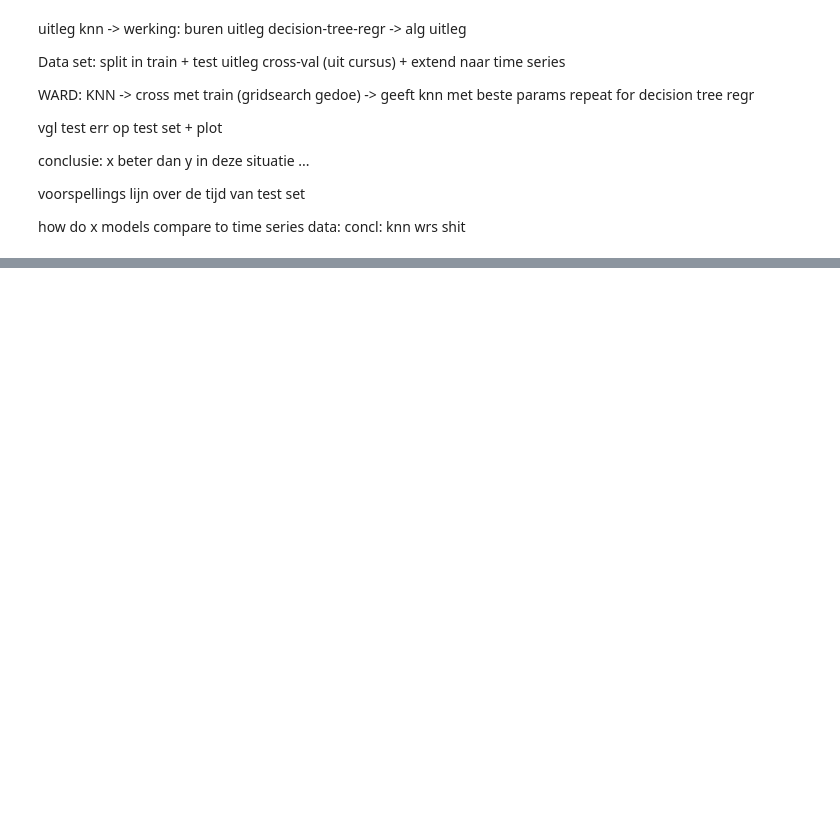
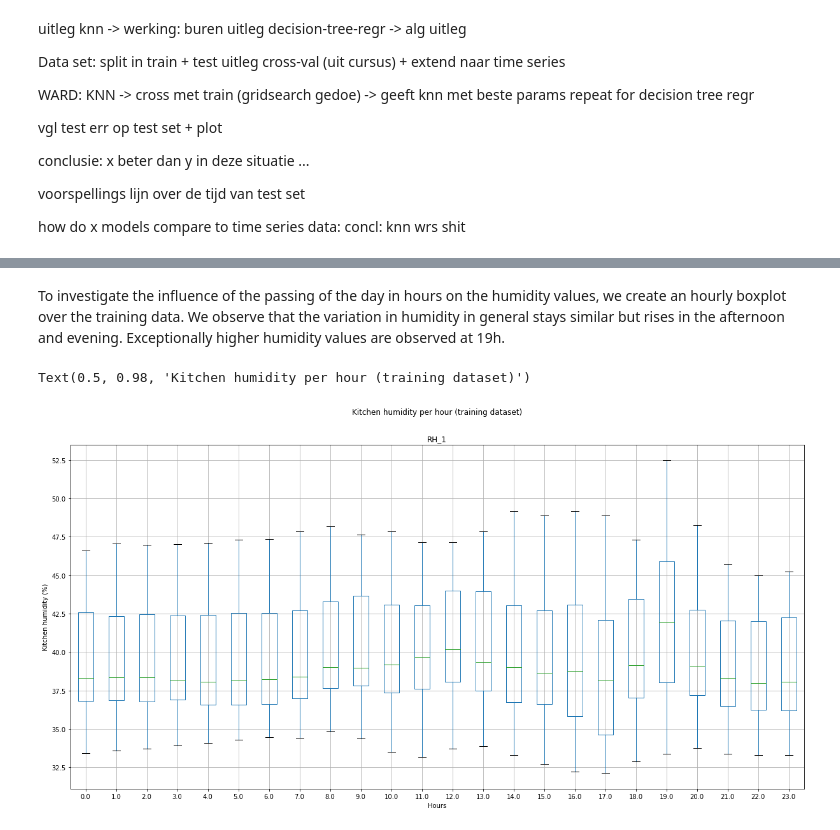
Before and after one commit to WardGauderis/SFML, a Jupyter notebook: question3.ipynb, the cells around one changed output, grey strips where cells are left out. Saved outputs shown, nothing was run; the diff lists cells and outputs as text; code cells hidden in the pictures; blank space fills up the shorter version.

```diff
--- a/question3.ipynb
+++ b/question3.ipynb
@@ -48,10 +24,0 @@ Below, a table can be seen that shows the data we are given. All the features co
-# %%
-data = load_data()
-# first split data into two parts, s.t training data can be visualized without snooping into test data
-train, test = trainTestSplit(data)
-xs_train, ys_train = preprocess(train)
-xs_test, ys_test = preprocess(test)
-
-# Smaller sample for plotting, otherwise too much data, training will happen on all training data
-sample = train[train['minute'] == 0]  # 2500 elements
-# visualizations are only done on training data, not on test data
@@ -173,9 +24,0 @@ data
-# %%
-data['date'] = pd.to_datetime(data['date'])
-
-data["month"] = pd.to_numeric(data["date"].dt.strftime("%m"))
-data["day"] = pd.to_numeric(data["date"].dt.strftime("%d"))
-data["hour"] = pd.to_numeric(data["date"].dt.strftime("%H"))
-data["minute"] = pd.to_numeric(data["date"].dt.strftime("%M"))
-
-data.drop("date", 1, inplace=True)
@@ -247,0 +179,10 @@ Fitting 5 folds for each of 100 candidates, totalling 500 fits
+# %% [markdown]
+To investigate the influence of the passing of the day in hours on the humidity values, we create an hourly boxplot over the training data. We observe that the variation in humidity in general stays similar but rises in the afternoon and evening. Exceptionally higher humidity values are observed at 19h.
+# %%
+# Plot the training kitchen humidity variation every hour
+fig, ax = plt.subplots(figsize=(20, 10))
+plot_hours(ax, train_data, "RH_1")
+fig.suptitle("Kitchen humidity per hour (training dataset)")
+# %% [output]
+Text(0.5, 0.98, 'Kitchen humidity per hour (training dataset)')
+[figure, added]
```
Also changed, not shown: parts of 38 cells of this notebook.
